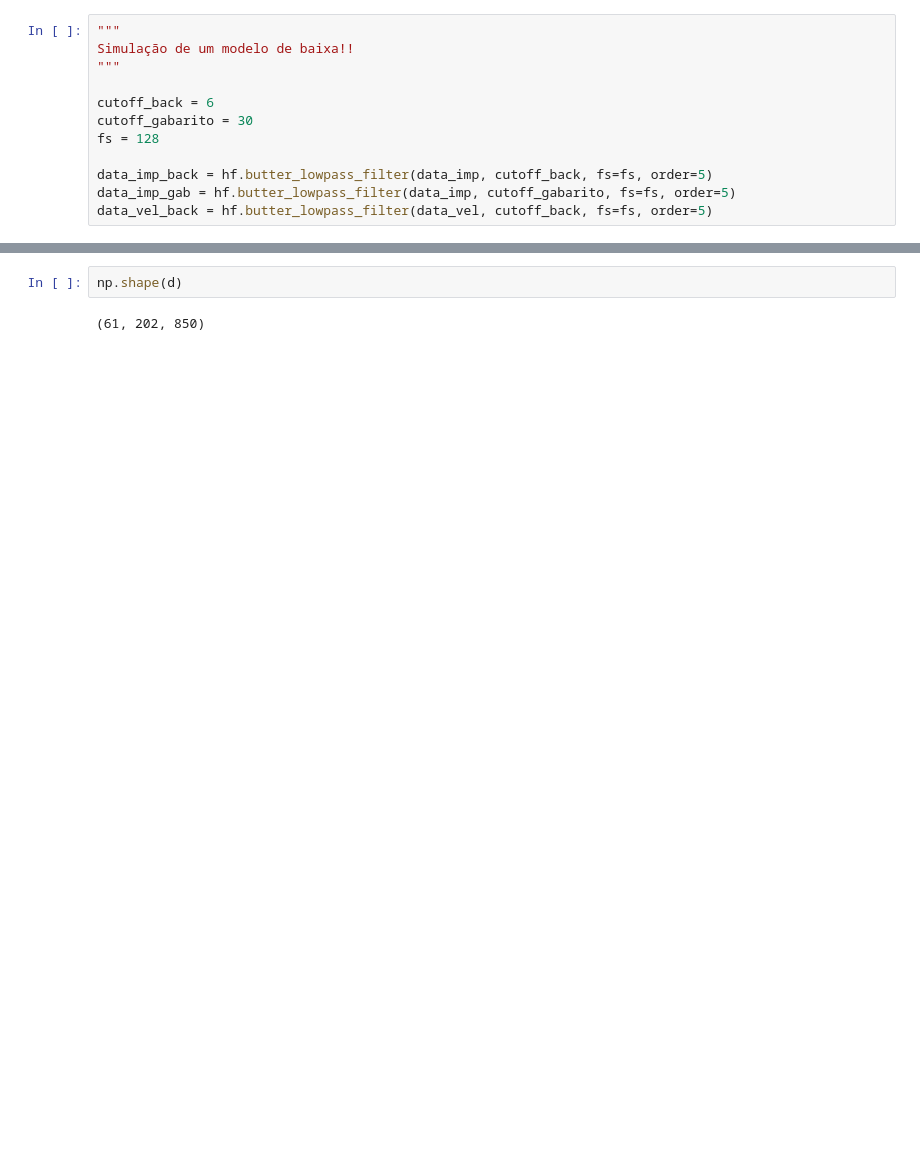
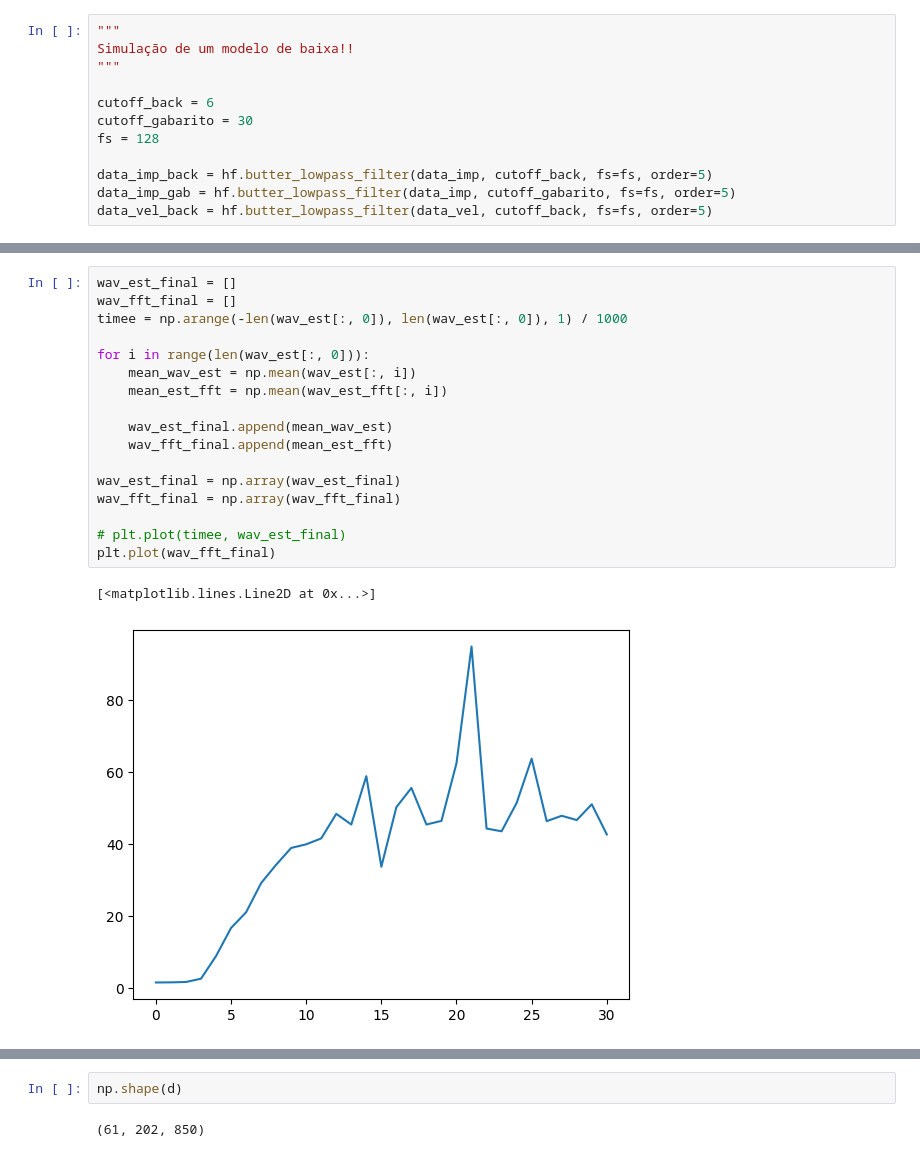
Before and after one commit to albano-a/InvertLab, a Jupyter notebook: normal_equations.ipynb, the cells around one changed output, grey strips where cells are left out. Saved outputs shown, nothing was run; the diff lists cells and outputs as text; blank space fills up the shorter version.

```diff
--- a/normal_equations.ipynb
+++ b/normal_equations.ipynb
@@ -122,3 +130,23 @@ plt.show()
+# %%
+wav_est_final = []
+wav_fft_final = []
+timee = np.arange(-len(wav_est[:, 0]), len(wav_est[:, 0]), 1) / 1000
+
+for i in range(len(wav_est[:, 0])):
+    mean_wav_est = np.mean(wav_est[:, i])
+    mean_est_fft = np.mean(wav_est_fft[:, i])
+
+    wav_est_final.append(mean_wav_est)
+    wav_fft_final.append(mean_est_fft)
+
+wav_est_final = np.array(wav_est_final)
+wav_fft_final = np.array(wav_fft_final)
+
+# plt.plot(timee, wav_est_final)
+plt.plot(wav_fft_final)
+# %% [output]
+[<matplotlib.lines.Line2D at 0x...>]
+[figure, added]
 # %%
 sample = 100
 dt = 4
```
Also changed, not shown: parts of 12 cells of this notebook.
